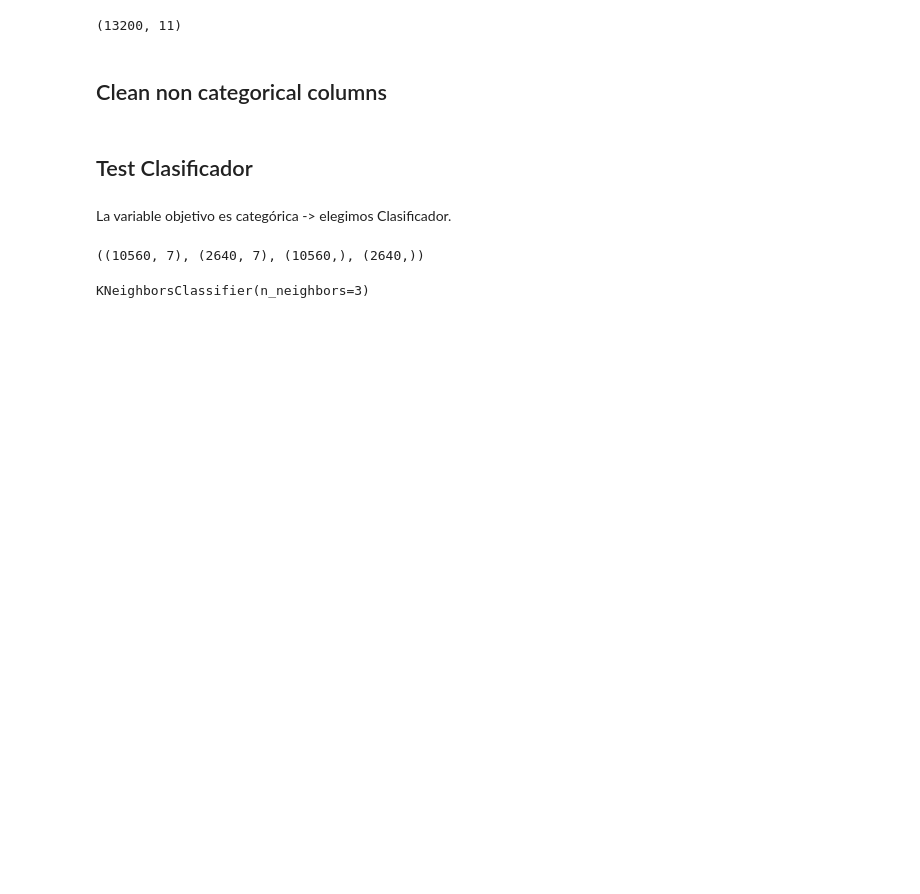
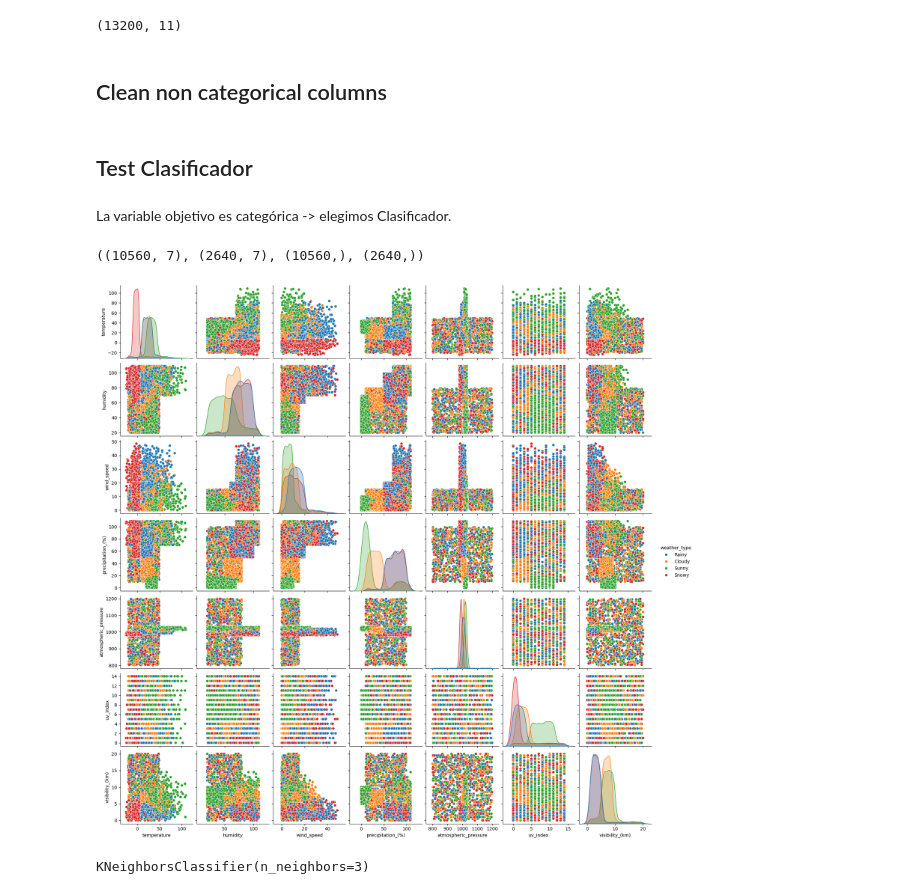
Before and after one commit to jesuserro/weather-prediction-machine-learning, a Jupyter notebook: src/2_knn.ipynb, the cells around one changed output. Cells and saved outputs as stored; diff of their text form; code cells hidden in the pictures; blank space fills up the shorter version.

```diff
--- a/src/2_knn.ipynb
+++ b/src/2_knn.ipynb
@@ -44,8 +44,10 @@ X_train.shape, X_test.shape, y_train.shape, y_test.shape
 # %% [output]
 ((10560, 7), (2640, 7), (10560,), (2640,))
 # %%
-# sns.pairplot(df, hue="weather_type")
-# plt.show()
+sns.pairplot(df, hue="weather_type")
+plt.show()
+# %% [output]
+[figure, added]
 # %%
 from sklearn.neighbors import KNeighborsClassifier
 
```
